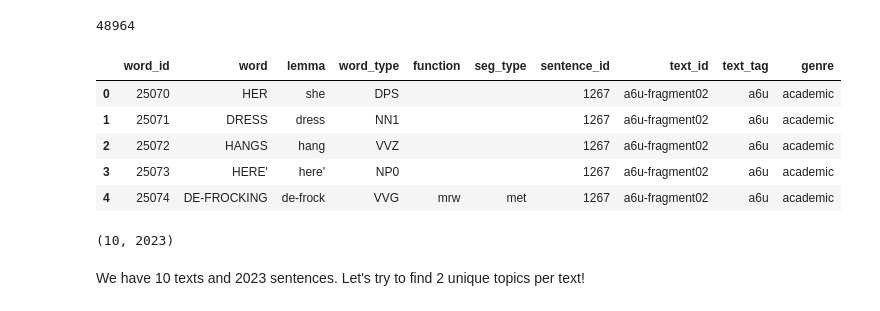
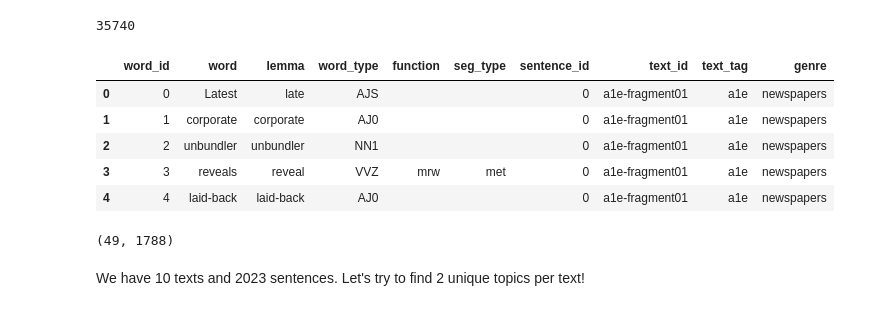
Before and after one commit to Sunflower/CPSC-488A, a Jupyter notebook: Global Topic Distribution.ipynb, the cells around one changed output. Drawn from its saved outputs; the diff is of its cells as text; code cells hidden in the pictures.

```diff
--- a/Topic Modeling.ipynb
+++ b/Global Topic Distribution.ipynb
@@ -8,24 +1,22 @@ from scipy.spatial.distance import cosine
-# %%
-pd.set_option('display.max_colwidth', -1)
 # %%
 %run model_functions.ipynb
 # %%
-genre = 'academic'
+genre = 'newspapers'
 all_words = pd.read_csv('data/train/{}/words.csv'.format(genre), na_filter=False)
 display(len(all_words))
 all_words.head()
 # %% [output]
-48964
+35740
 |  | word_id | word | lemma | word_type | function | seg_type | sentence_id | text_id | text_tag | genre |
-| 0 | 25070 | HER | she | DPS |  |  | 1267 | a6u-fragment02 | a6u | academic |
-| 1 | 25071 | DRESS | dress | NN1 |  |  | 1267 | a6u-fragment02 | a6u | academic |
-| 2 | 25072 | HANGS | hang | VVZ |  |  | 1267 | a6u-fragment02 | a6u | academic |
-| 3 | 25073 | HERE' | here' | NP0 |  |  | 1267 | a6u-fragment02 | a6u | academic |
-| 4 | 25074 | DE-FROCKING | de-frock | VVG | mrw | met | 1267 | a6u-fragment02 | a6u | academic |
+| 0 | 0 | Latest | late | AJS |  |  | 0 | a1e-fragment01 | a1e | newspapers |
+| 1 | 1 | corporate | corporate | AJ0 |  |  | 0 | a1e-fragment01 | a1e | newspapers |
+| 2 | 2 | unbundler | unbundler | NN1 |  |  | 0 | a1e-fragment01 | a1e | newspapers |
+| 3 | 3 | reveals | reveal | VVZ | mrw | met | 0 | a1e-fragment01 | a1e | newspapers |
+| 4 | 4 | laid-back | laid-back | AJ0 |  |  | 0 | a1e-fragment01 | a1e | newspapers |
 # %%
 all_words['text_id'].nunique(), all_words['sentence_id'].nunique()
 # %% [output]
-(10, 2023)
+(49, 1788)
 # %% [markdown]
 We have 10 texts and 2023 sentences. Let's try to find 2 unique topics per text!
 # %% [markdown]
```
Also changed, not shown: parts of 19 cells of this notebook, 3 other files.
